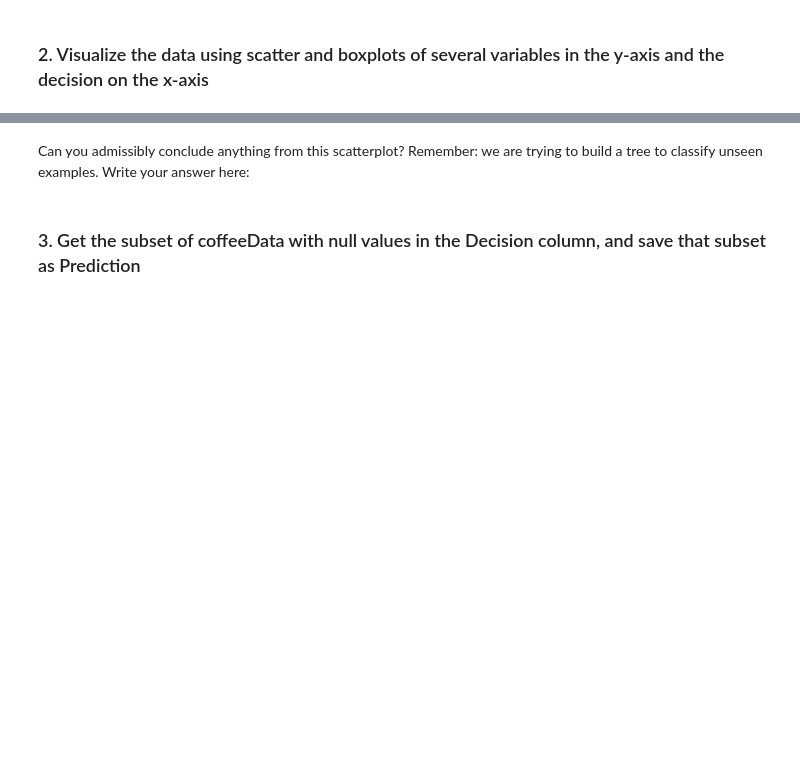
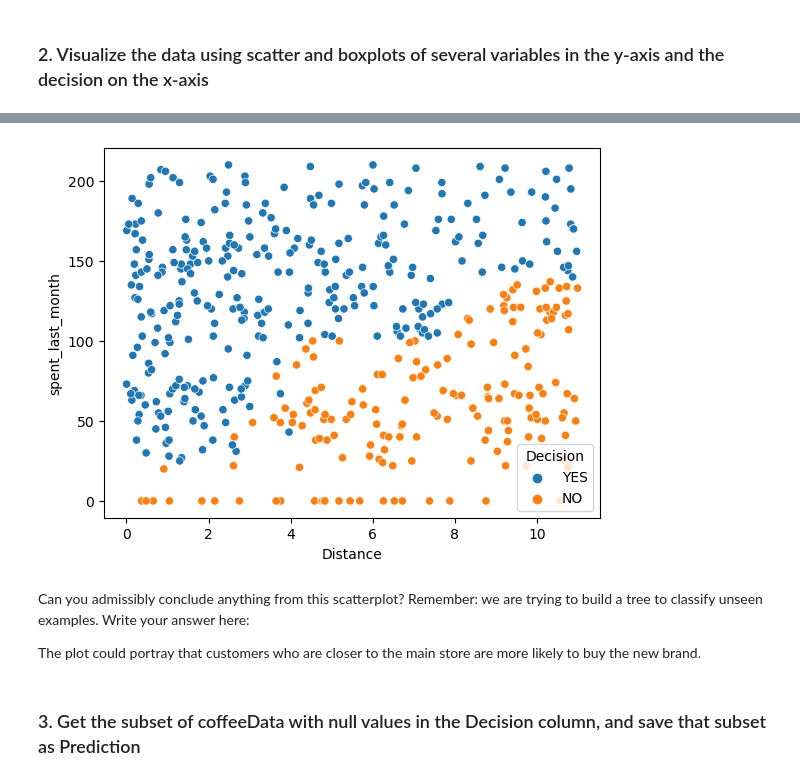
Before and after one commit to lindseyschae/Springboard, a Jupyter notebook: Springboard Decision Tree Specialty Coffee Case Study - Tier 3.ipynb, the cells around one changed output, grey strips where cells are left out. Drawn from its saved outputs; the diff is of its cells as text; code cells hidden in the pictures; blank space fills up the shorter version.

```diff
--- a/Springboard Decision Tree Specialty Coffee Case Study - Tier 3.ipynb
+++ b/Springboard Decision Tree Specialty Coffee Case Study - Tier 3.ipynb
@@ -189,8 +269,13 @@ Can you admissibly conclude anything from this boxplot? Write your answer here:
 # %%
 # Make a scatterplot on NOPrediction, where x is distance, y is spent_last_month and hue is Decision
-_ _ _
+sns.scatterplot(data=NoPrediction, x='Distance', y='spent_last_month', hue='Decision')
+plt.show()
+# %% [output]
+[figure, added]
 # %% [markdown]
 Can you admissibly conclude anything from this scatterplot? Remember: we are trying to build a tree to classify unseen examples. Write your answer here:
+
+The plot could portray that customers who are closer to the main store are more likely to buy the new brand.
 # %% [markdown]
 ### 3. Get the subset of coffeeData with null values in the Decision column, and save that subset as Prediction
 # %%
```
Also changed, not shown: parts of 54 cells of this notebook.
